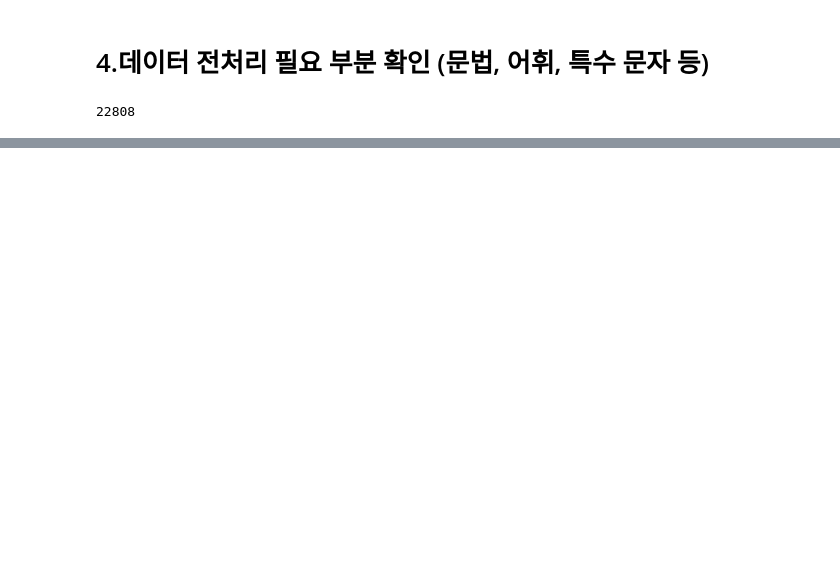
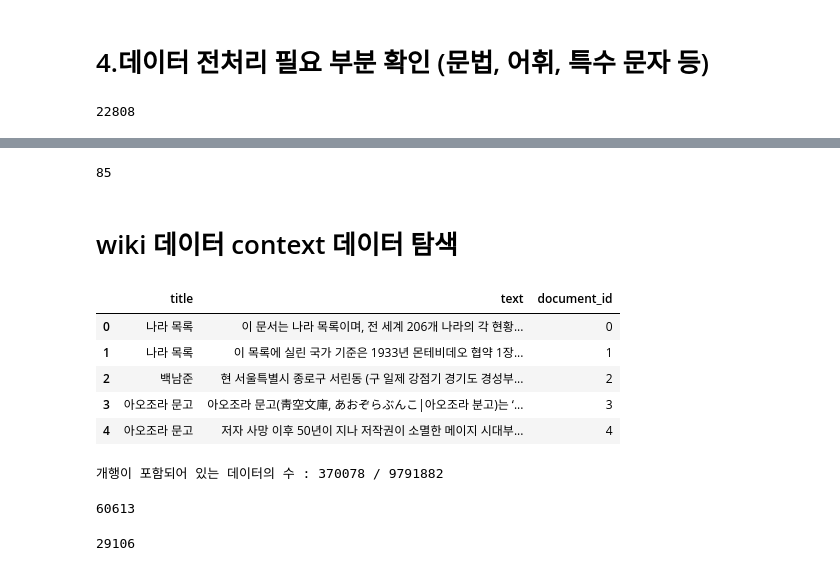
Before and after one commit to boostcampaitech7/level2-mrc-nlp-06, a Jupyter notebook: EDA_team_folder/sty_EDA.ipynb, the cells around one changed output, grey strips where cells are left out. Cells and saved outputs as stored; diff of their text form; code cells hidden in the pictures; blank space fills up the shorter version.

```diff
--- a/EDA_team_folder/sty_EDA.ipynb
+++ b/EDA_team_folder/sty_EDA.ipynb
@@ -417,0 +543,6 @@ print(f"특수 문자의 개수: {len(all_special_chars)}")
+# %%
+len(years_df[years_df["answer_text"].str.contains("년")])
+# %% [output]
+85
+# %% [markdown]
+# wiki 데이터 context 데이터 탐색
@@ -417,0 +551,18 @@ print(f"특수 문자의 개수: {len(all_special_chars)}")
+# %%
+# wiki 데이터 불러오기
+# 데이터셋 불러오기
+path = "/content/drive/MyDrive/네이버 부스트 캠프/프로젝트/Level2_프로젝트/MRC/data/wikipedia_documents.json"
+with open(path, 'r') as f:
+  json_data = json.load(f)
+
+wiki_json_df = pd.DataFrame(json_data)
+wiki_json_df = wiki_json_df.transpose()
+wiki_json_df = wiki_json_df[['title', 'text', 'document_id']]
+wiki_json_df.head()
+# %% [output]
+|  | title | text | document_id |
+| 0 | 나라 목록 | 이 문서는 나라 목록이며, 전 세계 206개 나라의 각 현황... | 0 |
+| 1 | 나라 목록 | 이 목록에 실린 국가 기준은 1933년 몬테비데오 협약 1장... | 1 |
+| 2 | 백남준 | 현 서울특별시 종로구 서린동 (구 일제 강점기 경기도 경성부... | 2 |
+| 3 | 아오조라 문고 | 아오조라 문고(靑空文庫, あおぞらぶんこ|아오조라 분고)는 ‘... | 3 |
+| 4 | 아오조라 문고 | 저자 사망 이후 50년이 지나 저작권이 소멸한 메이지 시대부... | 4 |
@@ -417,0 +579,15 @@ print(f"특수 문자의 개수: {len(all_special_chars)}")
+# %%
+word_count = wiki_json_df['text'].str.split().str.len().sum()
+newline_count = wiki_json_df['text'].str.count('\n').sum()
+print(f"개행이 포함되어 있는 데이터의 수 : {newline_count} / {word_count}")
+# %% [output]
+개행이 포함되어 있는 데이터의 수 : 370078 / 9791882
+# %%
+len(wiki_json_df["text"])
+# %% [output]
+60613
+# %%
+newline_counts = np.array(get_newline(wiki_json_df["text"]))
+print(np.sum(newline_counts[:,1],axis=0))
+# %% [output]
+29106
```
Also changed, not shown: parts of 32 cells of this notebook.
